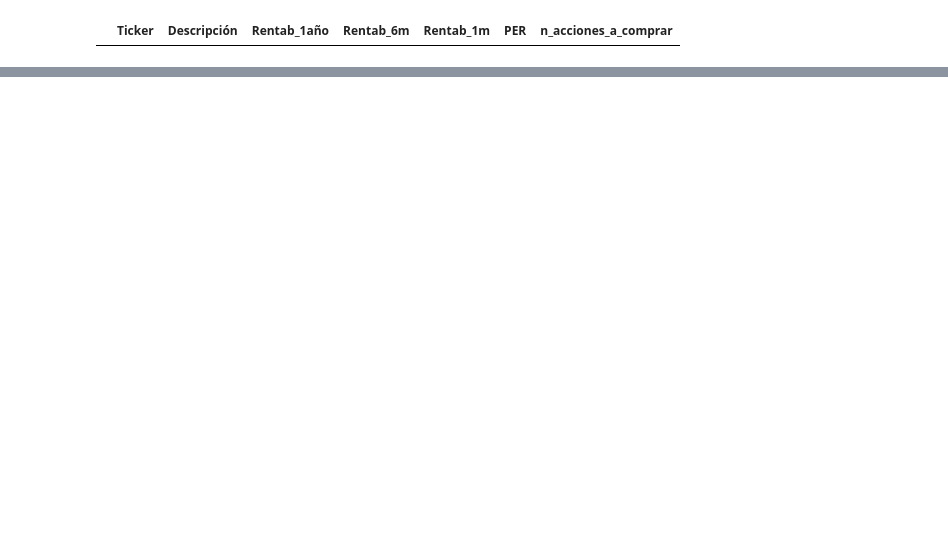
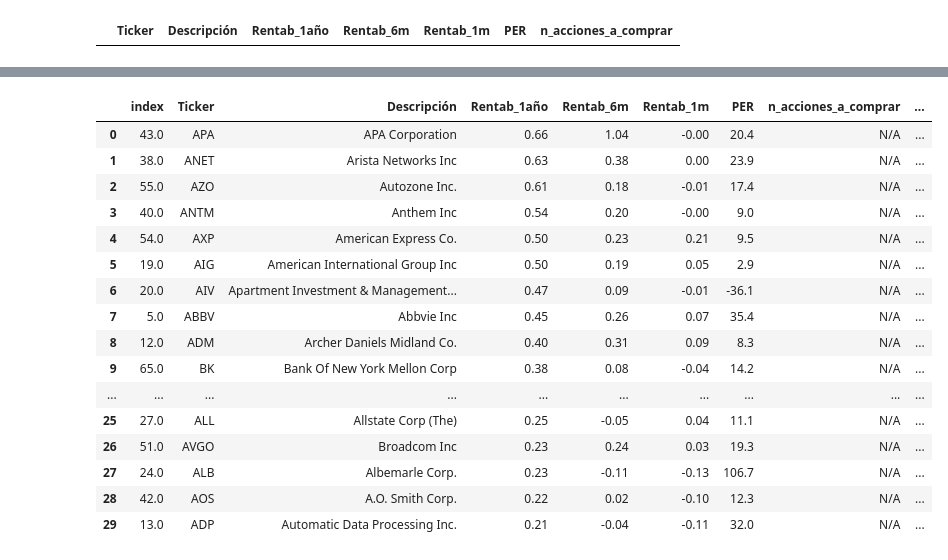
Before and after one commit to ferranfont/Introduccion_al_trading_algoritmico, a Jupyter notebook: Quant_momentum.ipynb, the cells around one changed output, grey strips where cells are left out. Cells and saved outputs as stored; diff of their text form; code cells hidden in the pictures; blank space fills up the shorter version.

```diff
--- a/Quant_momentum.ipynb
+++ b/Quant_momentum.ipynb
@@ -142,0 +144,5 @@ final_dataframe[:20]
+# %%
+final_dataframe['Percentil_1año']=0
+final_dataframe['Percentil_6meses']=0
+final_dataframe['Percentil_1mes']=0
+final_dataframe
@@ -142,0 +163,26 @@ final_dataframe[:20]
+# %%
+n_valores = 30
+# %%
+for i in range(0,n_valores):
+  final_dataframe.loc[i,'Percentil_1año'] = round(stats.percentileofscore(final_dataframe['Rentab_1año'],final_dataframe.loc[i,'Rentab_1año']),1)
+  final_dataframe.loc[i,'Percentil_6meses'] = round(stats.percentileofscore(final_dataframe['Rentab_6m'],final_dataframe.loc[i,'Rentab_6m']),1)
+  final_dataframe.loc[i,'Percentil_1mes'] = round(stats.percentileofscore(final_dataframe['Rentab_1m'],final_dataframe.loc[i,'Rentab_1m']),1)
+final_dataframe[:30]
+# %% [output]
+|  | index | Ticker | Descripción | Rentab_1año | Rentab_6m | Rentab_1m | PER | n_acciones_a_comprar | ... |
+| 0 | 43.0 | APA | APA Corporation | 0.66 | 1.04 | -0.00 | 20.4 | N/A | ... |
+| 1 | 38.0 | ANET | Arista Networks Inc | 0.63 | 0.38 | 0.00 | 23.9 | N/A | ... |
+| 2 | 55.0 | AZO | Autozone Inc. | 0.61 | 0.18 | -0.01 | 17.4 | N/A | ... |
+| 3 | 40.0 | ANTM | Anthem Inc | 0.54 | 0.20 | -0.00 | 9.0 | N/A | ... |
+| 4 | 54.0 | AXP | American Express Co. | 0.50 | 0.23 | 0.21 | 9.5 | N/A | ... |
+| 5 | 19.0 | AIG | American International Group Inc | 0.50 | 0.19 | 0.05 | 2.9 | N/A | ... |
+| 6 | 20.0 | AIV | Apartment Investment & Management... | 0.47 | 0.09 | -0.01 | -36.1 | N/A | ... |
+| 7 | 5.0 | ABBV | Abbvie Inc | 0.45 | 0.26 | 0.07 | 35.4 | N/A | ... |
+| 8 | 12.0 | ADM | Archer Daniels Midland Co. | 0.40 | 0.31 | 0.09 | 8.3 | N/A | ... |
+| 9 | 65.0 | BK | Bank Of New York Mellon Corp | 0.38 | 0.08 | -0.04 | 14.2 | N/A | ... |
+| ... | ... | ... | ... | ... | ... | ... | ... | ... | ... |
+| 25 | 27.0 | ALL | Allstate Corp (The) | 0.25 | -0.05 | 0.04 | 11.1 | N/A | ... |
+| 26 | 51.0 | AVGO | Broadcom Inc | 0.23 | 0.24 | 0.03 | 19.3 | N/A | ... |
+| 27 | 24.0 | ALB | Albemarle Corp. | 0.23 | -0.11 | -0.13 | 106.7 | N/A | ... |
+| 28 | 42.0 | AOS | A.O. Smith Corp. | 0.22 | 0.02 | -0.10 | 12.3 | N/A | ... |
+| 29 | 13.0 | ADP | Automatic Data Processing Inc. | 0.21 | -0.04 | -0.11 | 32.0 | N/A | ... |
```
Also changed, not shown: parts of 8 cells of this notebook.
